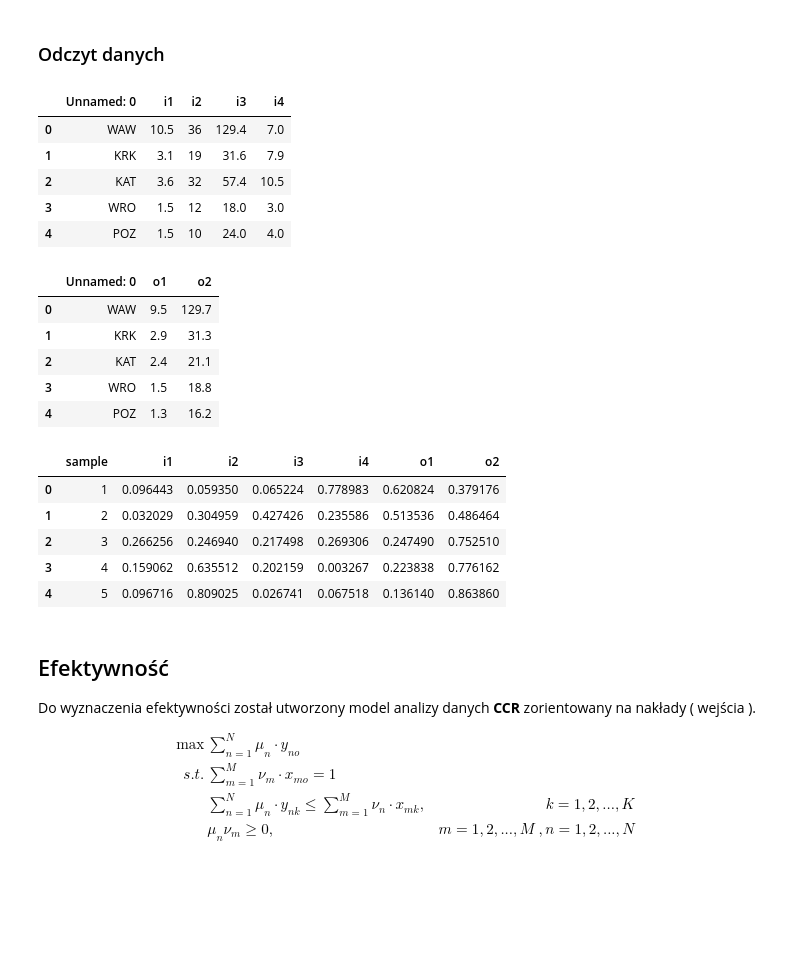
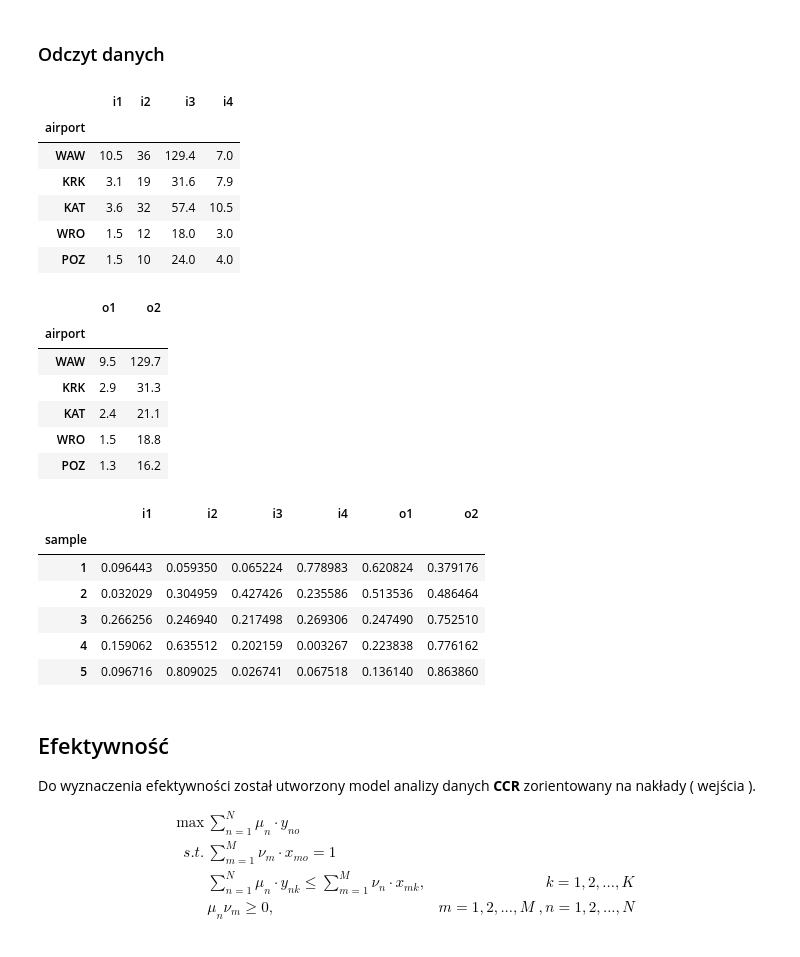
Before and after one commit to Mimikkk/2023-iswd, a Jupyter notebook: project-4-dea/raport.ipynb, the cells around one changed output. Drawn from its saved outputs; the diff is of its cells as text; code cells hidden in the pictures; blank space fills up the shorter version.

```diff
--- a/project-4-dea/raport.ipynb
+++ b/project-4-dea/raport.ipynb
@@ -32,42 +32,47 @@ Zbiór danych zawierający informacje o lotniskach
 ### Odczyt danych
 # %%
 import pandas as pd
+from pandas import DataFrame, read_csv
 
 
-def load(path: str):
-  return pd.read_csv(path, sep=';')
+def load(path: str, *, index_col: str = None) -> DataFrame:
+  return read_csv(path, sep=';', index_col=index_col)
 
 
-inputs_ds = load('./resources/datasets/inputs.csv')
-outputs_ds = load('./resources/datasets/outputs.csv')
-samples_ds = load('./resources/datasets/samples.csv')
+inputs_df = load('./resources/datasets/inputs.csv').rename(columns={'Unnamed: 0': 'airport'}).set_index('airport')
+outputs_df = load('./resources/datasets/outputs.csv').rename(columns={'Unnamed: 0': 'airport'}).set_index('airport')
+samples_df = load('./resources/datasets/samples.csv', index_col='sample')
+K = len(inputs_df)
 # %%
-inputs_ds.head()
+inputs_df.head()
 # %% [output]
-|  | Unnamed: 0 | i1 | i2 | i3 | i4 |
-| 0 | WAW | 10.5 | 36 | 129.4 | 7.0 |
-| 1 | KRK | 3.1 | 19 | 31.6 | 7.9 |
-| 2 | KAT | 3.6 | 32 | 57.4 | 10.5 |
-| 3 | WRO | 1.5 | 12 | 18.0 | 3.0 |
-| 4 | POZ | 1.5 | 10 | 24.0 | 4.0 |
+|  | i1 | i2 | i3 | i4 |
+| airport |  |  |  |  |
+| WAW | 10.5 | 36 | 129.4 | 7.0 |
+| KRK | 3.1 | 19 | 31.6 | 7.9 |
+| KAT | 3.6 | 32 | 57.4 | 10.5 |
+| WRO | 1.5 | 12 | 18.0 | 3.0 |
+| POZ | 1.5 | 10 | 24.0 | 4.0 |
 # %%
-outputs_ds.head()
+outputs_df.head()
 # %% [output]
-|  | Unnamed: 0 | o1 | o2 |
-| 0 | WAW | 9.5 | 129.7 |
-| 1 | KRK | 2.9 | 31.3 |
-| 2 | KAT | 2.4 | 21.1 |
-| 3 | WRO | 1.5 | 18.8 |
-| 4 | POZ | 1.3 | 16.2 |
+|  | o1 | o2 |
+| airport |  |  |
+| WAW | 9.5 | 129.7 |
+| KRK | 2.9 | 31.3 |
+| KAT | 2.4 | 21.1 |
+| WRO | 1.5 | 18.8 |
+| POZ | 1.3 | 16.2 |
 # %%
-samples_ds.head()
+samples_df.head()
 # %% [output]
-|  | sample | i1 | i2 | i3 | i4 | o1 | o2 |
-| 0 | 1 | 0.096443 | 0.059350 | 0.065224 | 0.778983 | 0.620824 | 0.379176 |
-| 1 | 2 | 0.032029 | 0.304959 | 0.427426 | 0.235586 | 0.513536 | 0.486464 |
-| 2 | 3 | 0.266256 | 0.246940 | 0.217498 | 0.269306 | 0.247490 | 0.752510 |
-| 3 | 4 | 0.159062 | 0.635512 | 0.202159 | 0.003267 | 0.223838 | 0.776162 |
-| 4 | 5 | 0.096716 | 0.809025 | 0.026741 | 0.067518 | 0.136140 | 0.863860 |
+|  | i1 | i2 | i3 | i4 | o1 | o2 |
+| sample |  |  |  |  |  |  |
+| 1 | 0.096443 | 0.059350 | 0.065224 | 0.778983 | 0.620824 | 0.379176 |
+| 2 | 0.032029 | 0.304959 | 0.427426 | 0.235586 | 0.513536 | 0.486464 |
+| 3 | 0.266256 | 0.246940 | 0.217498 | 0.269306 | 0.247490 | 0.752510 |
+| 4 | 0.159062 | 0.635512 | 0.202159 | 0.003267 | 0.223838 | 0.776162 |
+| 5 | 0.096716 | 0.809025 | 0.026741 | 0.067518 | 0.136140 | 0.863860 |
 # %% [markdown]
 ## Efektywność
 
```
Also changed, not shown: parts of 14 cells of this notebook, 1 other file.
